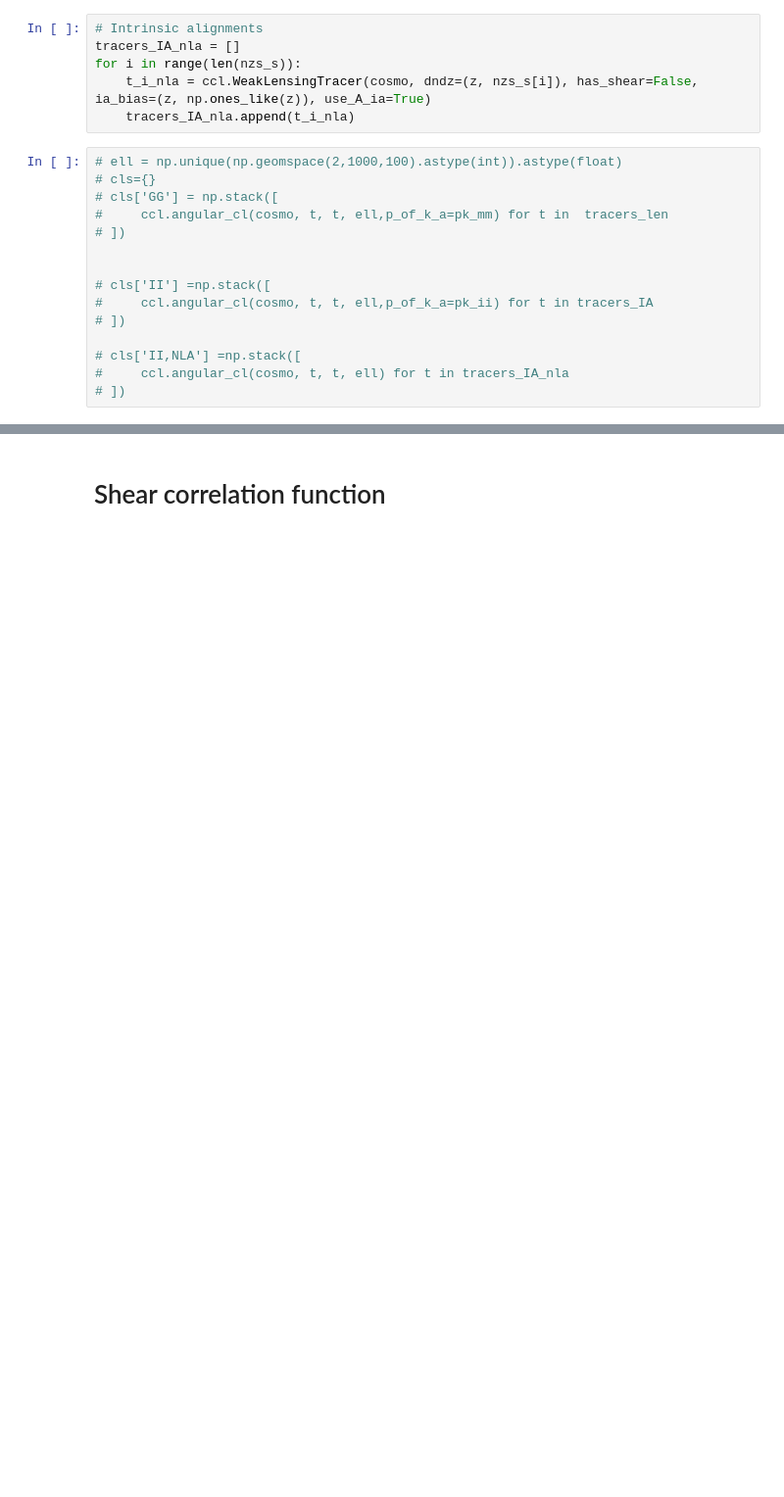
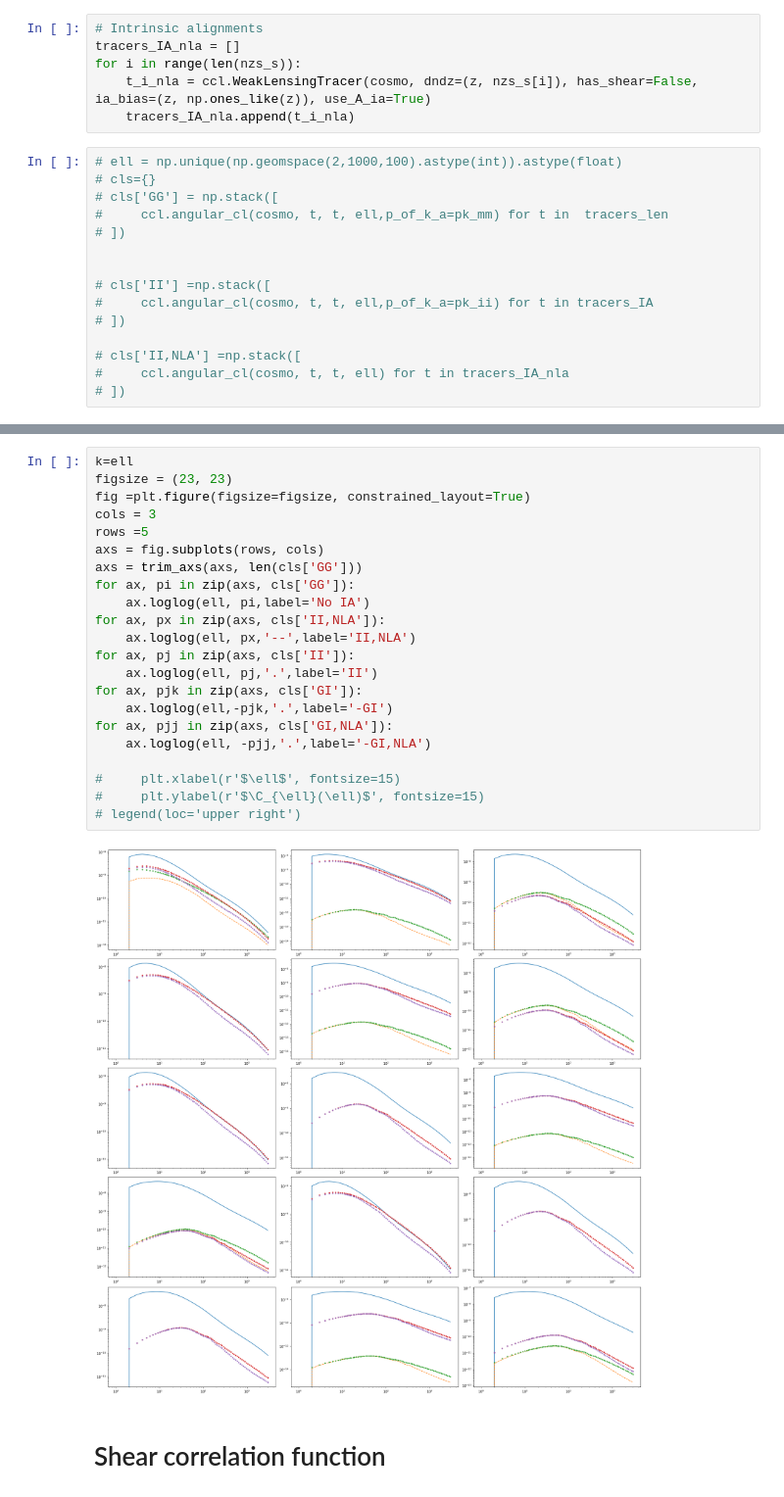
Before and after one commit to LSSTDESC/SkySim5000_IA_infusion, a Jupyter notebook: theo_predictions.ipynb, the cells around one changed output, grey strips where cells are left out. Shown at 98% size. Cells and saved outputs as stored; diff of their text form; blank space fills up the shorter version.

```diff
--- a/theo_predictions.ipynb
+++ b/theo_predictions.ipynb
@@ -145,3 +168,27 @@ cls['GI,NLA'] =np.stack(cross)
+# %%
+k=ell
+figsize = (23, 23)
+fig =plt.figure(figsize=figsize, constrained_layout=True)
+cols = 3
+rows =5
+axs = fig.subplots(rows, cols)
+axs = trim_axs(axs, len(cls['GG']))
+for ax, pi in zip(axs, cls['GG']):
+    ax.loglog(ell, pi,label='No IA')
+for ax, px in zip(axs, cls['II,NLA']):
+    ax.loglog(ell, px,'--',label='II,NLA')
+for ax, pj in zip(axs, cls['II']):
+    ax.loglog(ell, pj,'.',label='II')
+for ax, pjk in zip(axs, cls['GI']):
+    ax.loglog(ell,-pjk,'.',label='-GI')
+for ax, pjj in zip(axs, cls['GI,NLA']):
+    ax.loglog(ell, -pjj,'.',label='-GI,NLA')
+
+#     plt.xlabel(r'$\ell$', fontsize=15)
+#     plt.ylabel(r'$\C_{\ell}(\ell)$', fontsize=15)
+# legend(loc='upper right')
+# %% [output]
+[figure, added]
 # %% [markdown]
 # Shear correlation function
 # %%
```
Also changed, not shown: parts of 9 cells of this notebook, 1 other file.
